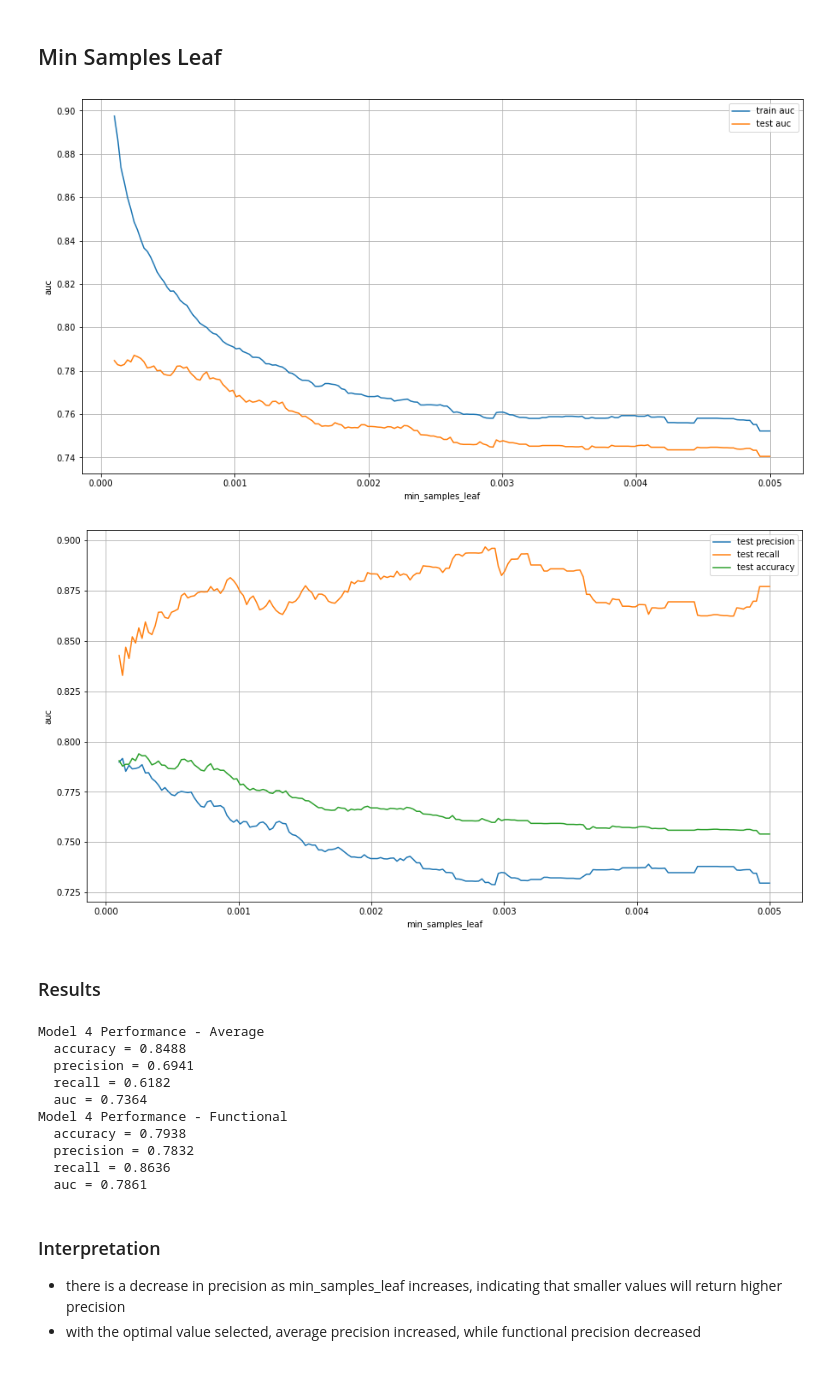
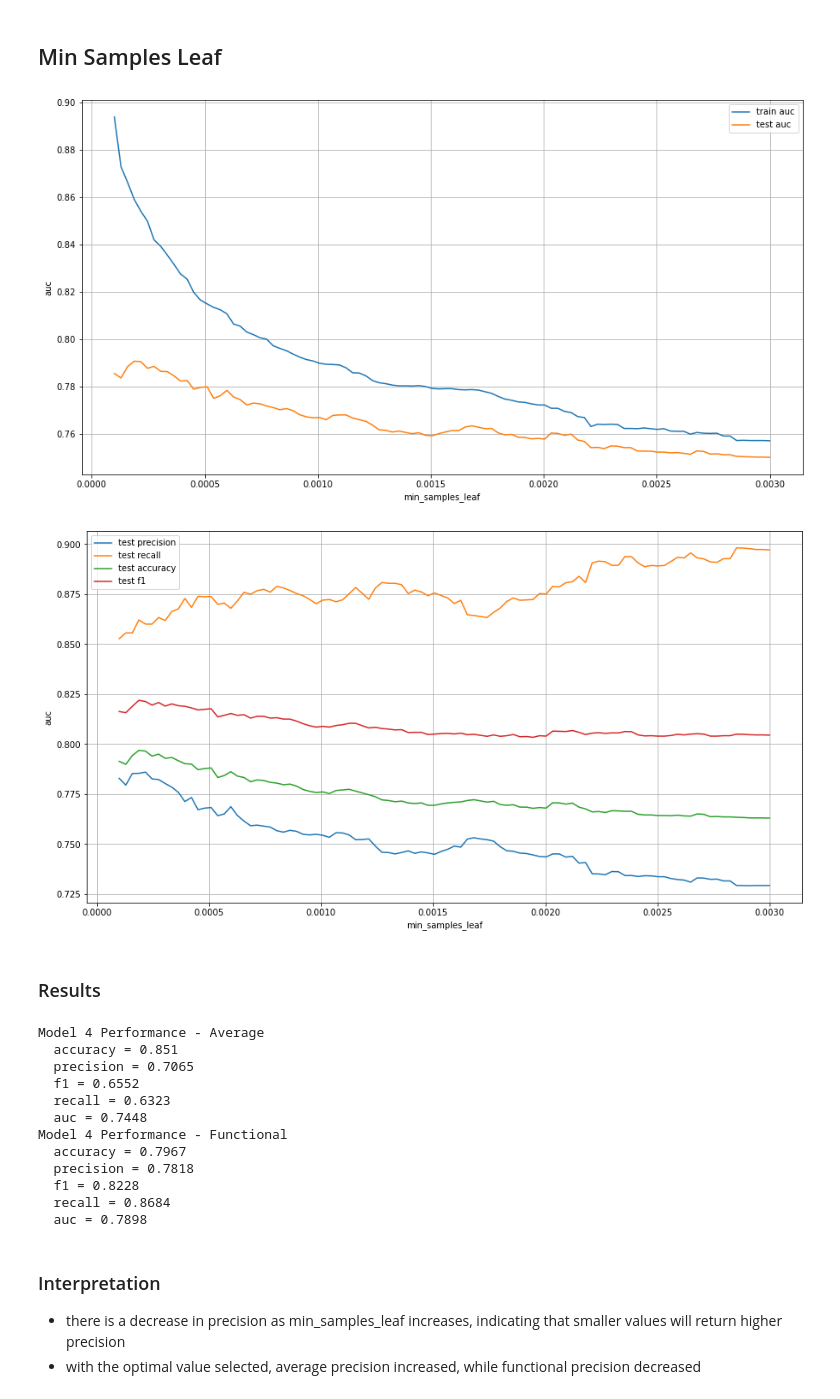
Before and after one commit to abigailjcampbell/dsc-phase-3-project, a Jupyter notebook: data_analysis.ipynb, the cells around one changed output. Cells and saved outputs as stored; diff of their text form; code cells hidden in the pictures.

Commit message:
remove unnecessary columns from dataset, rerun grid search

```diff
--- a/data_analysis.ipynb
+++ b/data_analysis.ipynb
@@ -130,5 +136,5 @@ columns with majority unique values or data that is not relevant or redundant
 # %%
-drop_cols = ['scheme_name', 'wpt_name', 'date_recorded', 'subvillage', 'ward']
+drop_cols = ['scheme_name', 'wpt_name', 'date_recorded', 'subvillage', 'ward', 'quantity', 'extraction_type', 'extraction_type_class', 'source_class', 'source_class', 'waterpoint_type_group', 'payment_type']
 training_values = training_values.drop(columns=drop_cols, axis=1)
 # %% [markdown]
 ### Manage "Unknown" and "Other" Categories
@@ -178,9 +184,6 @@ A few columns have categories with very few examples, not enough to be reliably
 # %%
 # Scheme management: remove one row with "None"
 training_values = training_values[training_values['scheme_management'] != 'None']
-# %%
-# Extratio types: remove one row with "other - mkulima/shinyanga"
-training_values = training_values[training_values['extraction_type'] != 'other - mkulima/shinyanga']
 # %%
 # lga: remove one row with "Nyamagana"
 training_values = training_values[training_values['lga'] != 'Nyamagana']
@@ -621,6 +634,9 @@ def investigate_parameter(param_name, param_values,
 
     train_recall = []
     test_recall = []
+
+    train_f1 = []
+    test_f1 = []
 
     # loop through each value and calculate the performance metrics for the resulting decisoin tree
     for value in param_values:
@@ -680,6 +696,9 @@ def investigate_parameter(param_name, param_values,
         train_accuracy.append(train_performance["subsets"]["status_group_functional"]['accuracy'])
         test_accuracy.append(test_performance["subsets"]["status_group_functional"]['accuracy'])
 
+        train_f1.append(train_performance["subsets"]["status_group_functional"]['f1'])
+        test_f1.append(test_performance["subsets"]["status_group_functional"]['f1'])
+
     # determine the parameter value with the hightest precision on the test set
     max_precision = max(test_precision)
     max_value = param_values[test_precision.index(max_precision)]
@@ -699,6 +718,7 @@ def investigate_parameter(param_name, param_values,
     plt.plot(param_values, test_precision, label='test precision')
     plt.plot(param_values, test_recall, label='test recall')
     plt.plot(param_values, test_accuracy, label='test accuracy')
+    plt.plot(param_values, test_f1, label='test f1')
     plt.grid()
     plt.xlabel(param_name)
     plt.ylabel('auc')
@@ -706,15 +726,6 @@ def investigate_parameter(param_name, param_values,
     plt.show()
 
     return max_value, max_precision
-
-#     plt.figure(figsize=(15, 8))
-#     plt.plot(param_values, test_precision, label='test precision')
-#     plt.grid()
-#     plt.xlabel(param_name, fontsize=16)
-#     plt.ylabel('Precision', fontsize=16)
-#     plt.title('Test Precision for a Range of Max Depths', fontsize=20)
-#     plt.legend()
-#     plt.show()
 # %% [markdown]
 # Investigate parameters
 Investigate ranges for each parameter.
@@ -840,14 +860,14 @@ Model 3 Performance - Functional
 ## Min Samples Leaf
 # %%
 # initialize a list of parameters and submit to the investigate parameters function
-min_samples_leafs = np.linspace(10e-5, 500e-5, 200, endpoint=True)
+min_samples_leafs = np.linspace(10e-5, 300e-5, 100, endpoint=True)
 min_samples_leaf, max_precision_leaf = investigate_parameter(param_name='min_samples_leaf',
                                                                param_values=min_samples_leafs,
                                                                max_depth=selected_max_depth,
                                                                min_samples_split=2)
 # %% [output]
-[figure, old version]
+[figure, new version]
-[figure, old version]
+[figure, new version]
 # %% [markdown]
 ### Results
 # %%
@@ -871,25 +891,29 @@ results4 = evaluate_model_performance(y_test.values, y_pred_4)
 print(f'Model 4 Performance - Average')
 print(f'  accuracy = {results4["accuracy"]}')
 print(f'  precision = {results4["precision"]}')
+print(f'  f1 = {results4["f1"]}')
 print(f'  recall = {results4["recall"]}')
 print(f'  auc = {results4["auc"]}')
 
 print(f'Model 4 Performance - Functional')
 print(f'  accuracy = {results4["subsets"]["status_group_functional"]["accuracy"]}')
 print(f'  precision = {results4["subsets"]["status_group_functional"]["precision"]}')
+print(f'  f1 = {results4["subsets"]["status_group_functional"]["f1"]}')
 print(f'  recall = {results4["subsets"]["status_group_functional"]["recall"]}')
 print(f'  auc = {results4["subsets"]["status_group_functional"]["auc"]}')
 # %% [output]
 Model 4 Performance - Average
-  accuracy = 0.8488
-  precision = 0.6941
-  recall = 0.6182
-  auc = 0.7364
+  accuracy = 0.851
+  precision = 0.7065
+  f1 = 0.6552
+  recall = 0.6323
+  auc = 0.7448
 Model 4 Performance - Functional
-  accuracy = 0.7938
-  precision = 0.7832
-  recall = 0.8636
-  auc = 0.7861
+  accuracy = 0.7967
+  precision = 0.7818
+  f1 = 0.8228
+  recall = 0.8684
+  auc = 0.7898
 # %% [markdown]
 ### Interpretation
 - there is a decrease in precision as min_samples_leaf increases, indicating that smaller values will return higher precision
```
Also changed, not shown: parts of 35 cells of this notebook.
